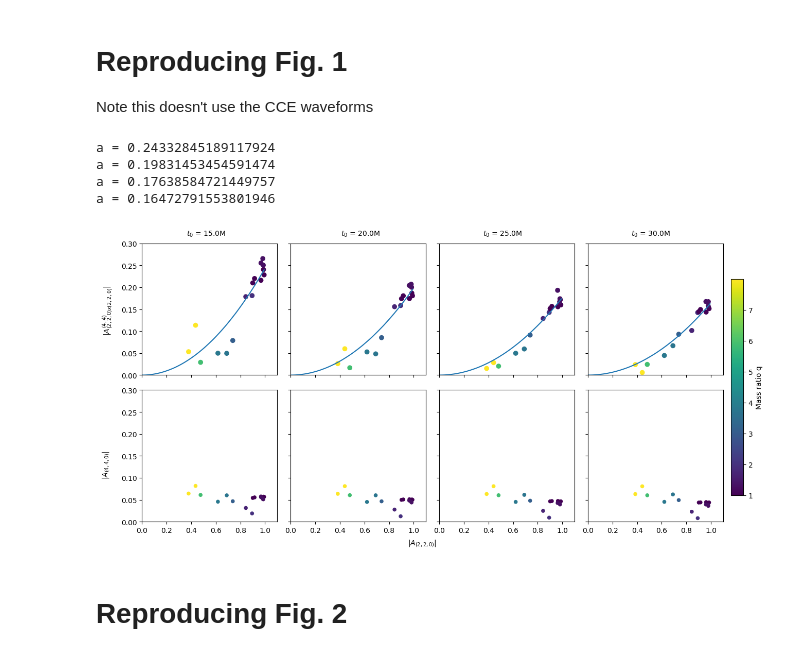
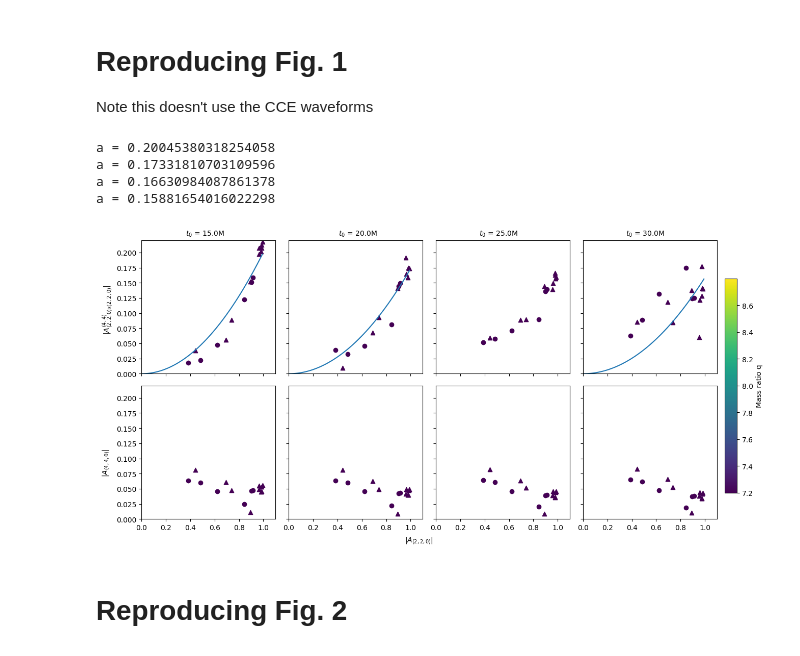
Before and after one commit to Richardvnd/quadratic_qnm, a Jupyter notebook: quadratic_mitman.ipynb, the cells around one changed output. Drawn from its saved outputs; the diff is of its cells as text; code cells hidden in the pictures.

Commit message:
quadratic scaling plot with spin shapes

```diff
--- a/quadratic_mitman.ipynb
+++ b/quadratic_mitman.ipynb
@@ -98,7 +143,7 @@ for j, t0 in enumerate(start_times):
         decay_time22q = qnmfits.qnm.omega(2,2,0,1, s.chif_mag, Mf=s.Mf).imag * 2
 
         # TODO: This changes from intital mass of BH binary to final mass of BH need to add properly to SXS class
-        t0 = t0*s.Mf
+        #t0 = t0*s.Mf
 
         best_fit_l1 = qnmfits.ringdown_fit(
             s.times,
@@ -135,10 +180,10 @@ for j, t0 in enumerate(start_times):
 
         amp_array[3][j][i] = s.m1 / s.m2
 
-        if 0.6 > s.chif_mag > 0.8:
-            amp_array[4][j][i] = 'triangle_up'
-        if 0.4 > s.chif_mag > 0.6:
-            amp_array[4][j][i] = 'circle'
+        if 0.6 < s.chif_mag < 0.8:
+            amp_array[4][j][i] = 1
+        if 0.4 < s.chif_mag < 0.6:
+            amp_array[4][j][i] = 2
 # %%
 def quadratic_model_error(a, x, y):
     return a * x**2 - y
@@ -159,52 +204,47 @@ for j, _ in enumerate(start_times):
     a = fitted_params[0]
     coefs.append(a)
 # %% [output]
-a = 0.24332845189117924
-a = 0.19831453454591474
-a = 0.17638584721449757
-a = 0.16472791553801946
+a = 0.20045380318254058
+a = 0.17331810703109596
+a = 0.16630984087861378
+a = 0.15881654016022298
 # %%
 xs = np.linspace(0, np.max(amp_array[0]), 100)
 
 fig, axs = plt.subplots(2, 4, figsize=(12, 6), sharex=True, sharey=True)
 
-plot1 = axs[0,0].scatter(amp_array[0][0], amp_array[2][0], c=amp_array[3][0])
+shape_dict = {1: '^', 2: 'o'}
+
+for i in range(len(sims)):
+    for j in range(len(start_times)):
+        shape = shape_dict[amp_array[4][j][i]]
+        axs[0,j].scatter(amp_array[0][j][i], amp_array[2][j][i], c=amp_array[3][j][i], marker=shape)
+        axs[1,j].scatter(amp_array[0][j][i], amp_array[1][j][i], c=amp_array[3][j][i], marker=shape)
+
 axs[0,0].plot(xs, coefs[0]*xs**2)
-
-axs[0,1].scatter(amp_array[0][1], amp_array[2][1], c=amp_array[3][1])
 axs[0,1].plot(xs, coefs[1]*xs**2)
-
-axs[0,2].scatter(amp_array[0][2], amp_array[2][2], c=amp_array[3][2])
-axs[0,2].plot(xs, coefs[2]*xs**2)
-
-axs[0,3].scatter(amp_array[0][3], amp_array[2][3], c=amp_array[3][3])
 axs[0,3].plot(xs, coefs[3]*xs**2)
-
-axs[1,0].scatter(amp_array[0][0], amp_array[1][0], c=amp_array[3][0], s=20)
-axs[1,1].scatter(amp_array[0][1], amp_array[1][1], c=amp_array[3][1], s=20)
-axs[1,2].scatter(amp_array[0][2], amp_array[1][2], c=amp_array[3][2], s=20)
-axs[1,3].scatter(amp_array[0][3], amp_array[1][3], c=amp_array[3][3], s=20)
 
 for ax in axs.flat:
     ax.set_xlim(0, 1)
 
 cbar_ax = fig.add_axes([1, 0.15, 0.02, 0.7])
 fig.colorbar(plot1, cax=cbar_ax, label='Mass ratio q')
 
 fig.text(0.5, -0.01, r'$|A_{(2,2,0)}|$', ha='center')
 fig.text(0.15, 0.99, f'$t_0$ = {start_times[0]}M', ha='center')
 fig.text(0.4, 0.99, f'$t_0$ = {start_times[1]}M', ha='center')
 fig.text(0.63, 0.99, f'$t_0$ = {start_times[2]}M', ha='center')
 fig.text(0.87, 0.99, f'$t_0$ = {start_times[3]}M', ha='center')
 fig.text(-0.02, 0.25, r'$|A_{(4,4,0)}|$', va='center', rotation='vertical')
 fig.text(-0.02, 0.75, r'$|A_{(2,2,0)x(2,2,0)}^{(4,4)}|$', va='center', rotation='vertical')
 
-axs[0,0].set_ylim(0,0.3)
+axs[0,0].set_ylim(0,0.22)
 axs[0,0].set_xlim(0,1.1)
 
 plt.tight_layout()
 # %% [output]
-[figure, old version]
+[figure, new version]
 # %% [markdown]
 # Reproducing Fig. 2
 # %%
```
Also changed, not shown: parts of 2 cells of this notebook.
